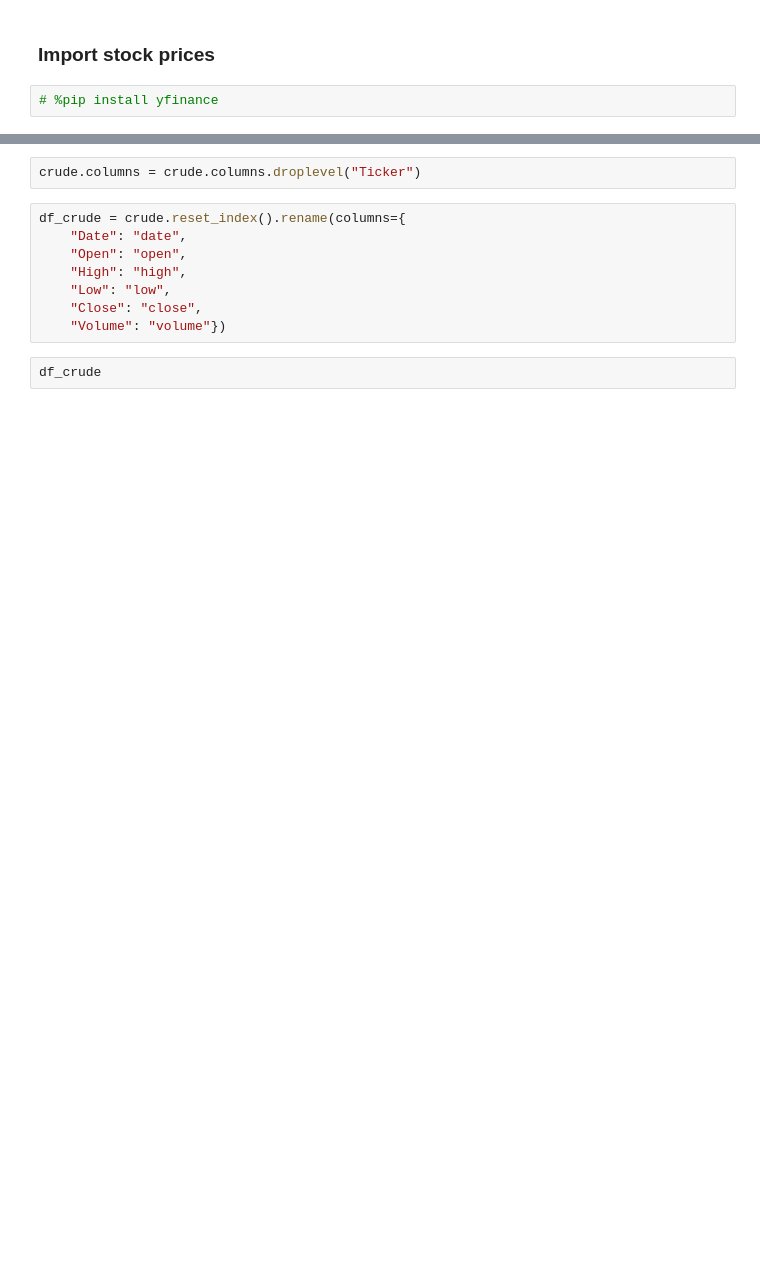
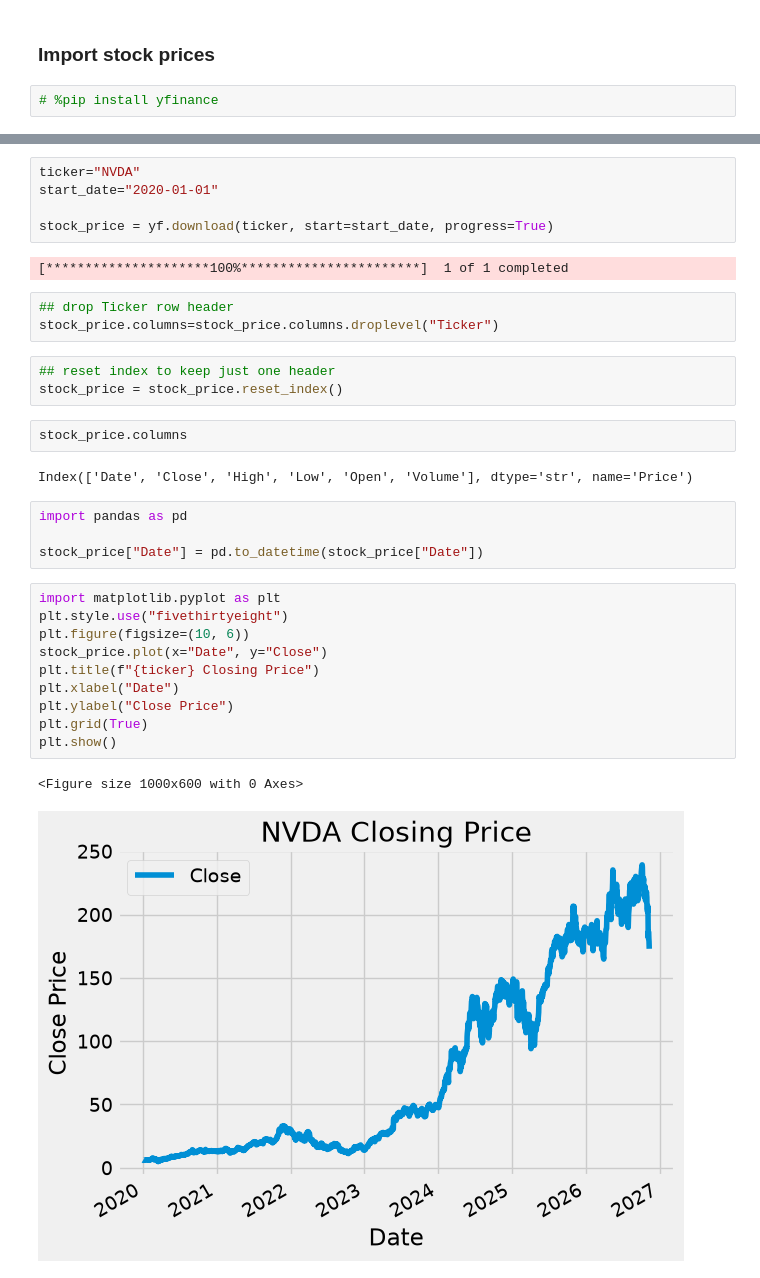
Before and after one commit to Suhailhassanbhat/cuny-scraping-dynamic-websites-2026, a Jupyter notebook: week5-nov10/06-yahoo-finance.ipynb, the cells around one changed output, grey strips where cells are left out. Drawn from its saved outputs; the diff is of its cells as text; blank space fills up the shorter version.

```diff
--- a/week5-nov10/06-yahoo-finance.ipynb
+++ b/week5-nov10/06-yahoo-finance.ipynb
@@ -13,12 +7,34 @@ crude = yf.download("^DJI", start=fetch_start, progress=True)
+# %%
+ticker="NVDA"
+start_date="2020-01-01"
+
+stock_price = yf.download(ticker, start=start_date, progress=True)
+# %% [output]
+[*********************100%***********************]  1 of 1 completed
 # %%
-crude.columns = crude.columns.droplevel("Ticker")
+## drop Ticker row header
+stock_price.columns=stock_price.columns.droplevel("Ticker")
-# %%
-df_crude = crude.reset_index().rename(columns={
-    "Date": "date",
-    "Open": "open",
-    "High": "high",
-    "Low": "low",
-    "Close": "close",
-    "Volume": "volume"})
-# %%
-df_crude
+# %%
+## reset index to keep just one header
+stock_price = stock_price.reset_index()
+# %%
+stock_price.columns
+# %% [output]
+Index(['Date', 'Close', 'High', 'Low', 'Open', 'Volume'], dtype='str', name='Price')
+# %%
+import pandas as pd
+
+stock_price["Date"] = pd.to_datetime(stock_price["Date"])
+# %%
+import matplotlib.pyplot as plt
+plt.style.use("fivethirtyeight")
+plt.figure(figsize=(10, 6))
+stock_price.plot(x="Date", y="Close")
+plt.title(f"{ticker} Closing Price")
+plt.xlabel("Date")
+plt.ylabel("Close Price")
+plt.grid(True)
+plt.show()
+# %% [output]
+<Figure size 1000x600 with 0 Axes>
+[figure, added]
```
Also changed, not shown: parts of 2 cells of this notebook, 5 other files.
